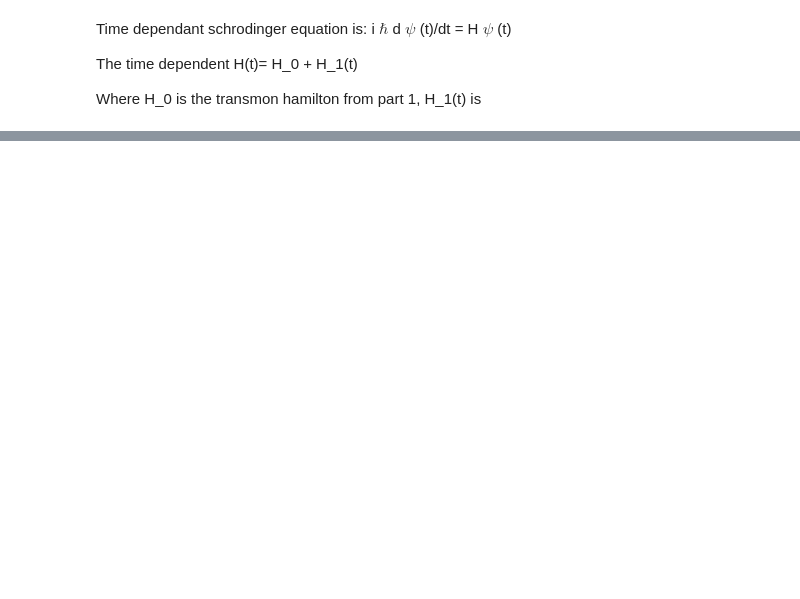
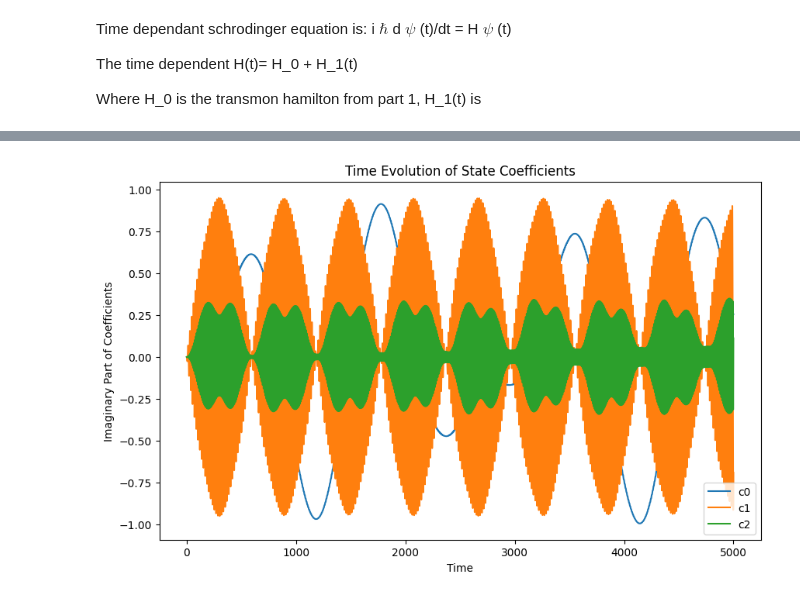
Before and after one commit to AndersWorm/numerical-methods, a Jupyter notebook: project/part2.ipynb, the cells around one changed output, grey strips where cells are left out. Drawn from its saved outputs; the diff is of its cells as text; code cells hidden in the pictures; blank space fills up the shorter version.

```diff
--- a/project/part2.ipynb
+++ b/project/part2.ipynb
@@ -54,0 +104,12 @@ def rk4solve(f,y0,x0,h,xmax):
+# %%
+plt.figure(figsize=(10, 6))
+plt.plot(t, C[:, 0].imag, label='c0')
+plt.plot(t, C[:, 1].imag, label='c1')
+plt.plot(t, C[:, 2].imag, label='c2')
+plt.xlabel('Time')
+plt.ylabel('Imaginary Part of Coefficients')
+plt.title('Time Evolution of State Coefficients')
+plt.legend()
+plt.show()
+# %% [output]
+[figure, added]
```
Also changed, not shown: parts of 10 cells of this notebook, 4 other files.
